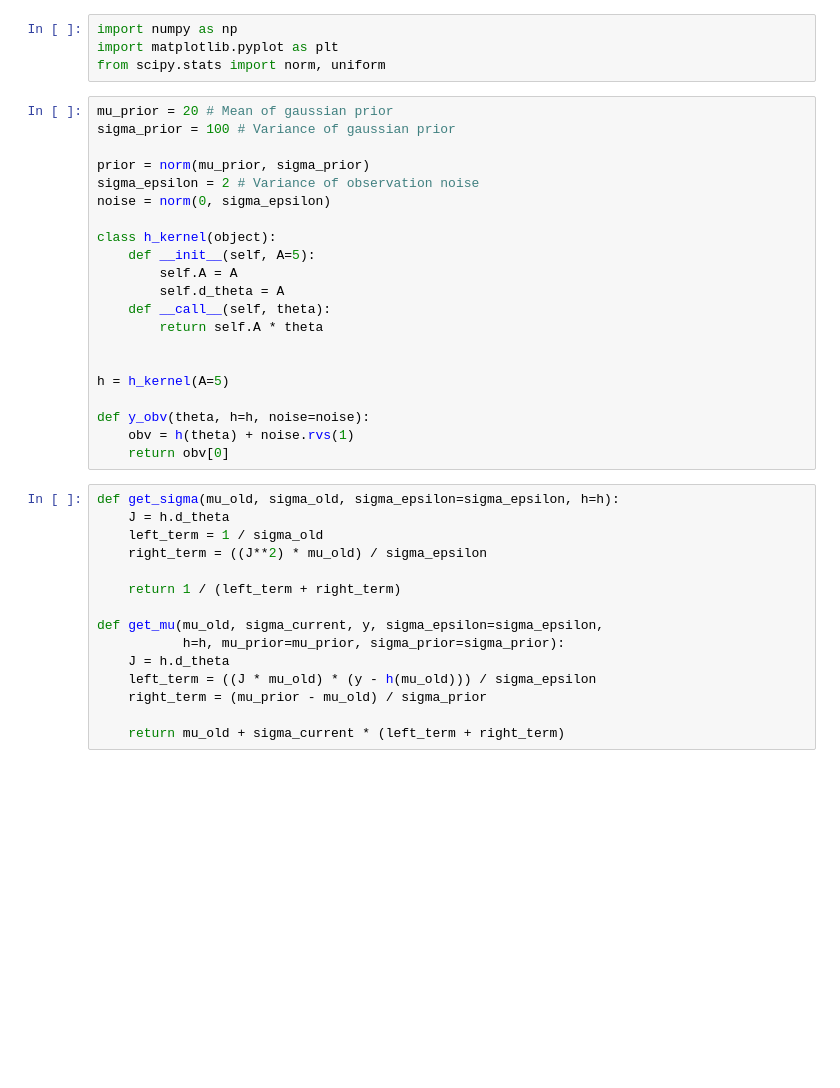
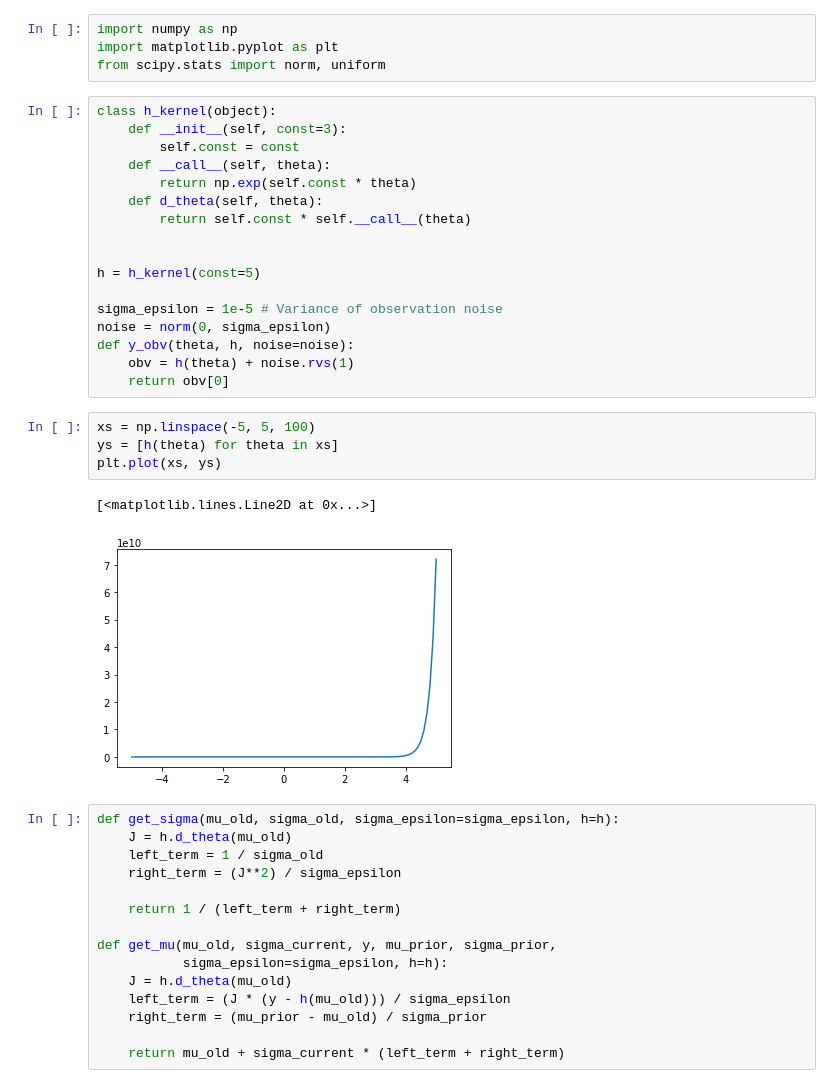
Before and after one commit to ntolley/dcm_examples, a Jupyter notebook: variational_inference.ipynb, the cells around one changed output. Saved outputs shown, nothing was run; the diff lists cells and outputs as text; blank space fills up the shorter version.

Commit message:
New kernel function

```diff
--- a/variational_inference.ipynb
+++ b/variational_inference.ipynb
@@ -2,39 +2,42 @@
 import numpy as np
 import matplotlib.pyplot as plt
 from scipy.stats import norm, uniform
-# %%
-mu_prior = 20 # Mean of gaussian prior
-sigma_prior = 100 # Variance of gaussian prior
-
-prior = norm(mu_prior, sigma_prior)
-sigma_epsilon = 2 # Variance of observation noise
-noise = norm(0, sigma_epsilon)
-
-class h_kernel(object):
-    def __init__(self, A=5):
-        self.A = A
-        self.d_theta = A
-    def __call__(self, theta):
-        return self.A * theta
-
-
-h = h_kernel(A=5)
-
-def y_obv(theta, h=h, noise=noise):
-    obv = h(theta) + noise.rvs(1)
-    return obv[0]
+# %%
+class h_kernel(object):
+    def __init__(self, const=3):
+        self.const = const
+    def __call__(self, theta):
+        return np.exp(self.const * theta)
+    def d_theta(self, theta):
+        return self.const * self.__call__(theta)
+
+
+h = h_kernel(const=5)
+
+sigma_epsilon = 1e-5 # Variance of observation noise
+noise = norm(0, sigma_epsilon)
+def y_obv(theta, h, noise=noise):
+    obv = h(theta) + noise.rvs(1)
+    return obv[0]
+# %%
+xs = np.linspace(-5, 5, 100)
+ys = [h(theta) for theta in xs]
+plt.plot(xs, ys)
+# %% [output]
+[<matplotlib.lines.Line2D at 0x...>]
+[figure, added]
 # %%
 def get_sigma(mu_old, sigma_old, sigma_epsilon=sigma_epsilon, h=h):
-    J = h.d_theta
+    J = h.d_theta(mu_old)
     left_term = 1 / sigma_old
-    right_term = ((J**2) * mu_old) / sigma_epsilon
+    right_term = (J**2) / sigma_epsilon
 
     return 1 / (left_term + right_term)
 
-def get_mu(mu_old, sigma_current, y, sigma_epsilon=sigma_epsilon,
-           h=h, mu_prior=mu_prior, sigma_prior=sigma_prior):
-    J = h.d_theta
-    left_term = ((J * mu_old) * (y - h(mu_old))) / sigma_epsilon
+def get_mu(mu_old, sigma_current, y, mu_prior, sigma_prior,
+           sigma_epsilon=sigma_epsilon, h=h):
+    J = h.d_theta(mu_old)
+    left_term = (J * (y - h(mu_old))) / sigma_epsilon
     right_term = (mu_prior - mu_old) / sigma_prior
 
     return mu_old + sigma_current * (left_term + right_term)
```
Also changed, not shown: parts of 4 cells of this notebook.
